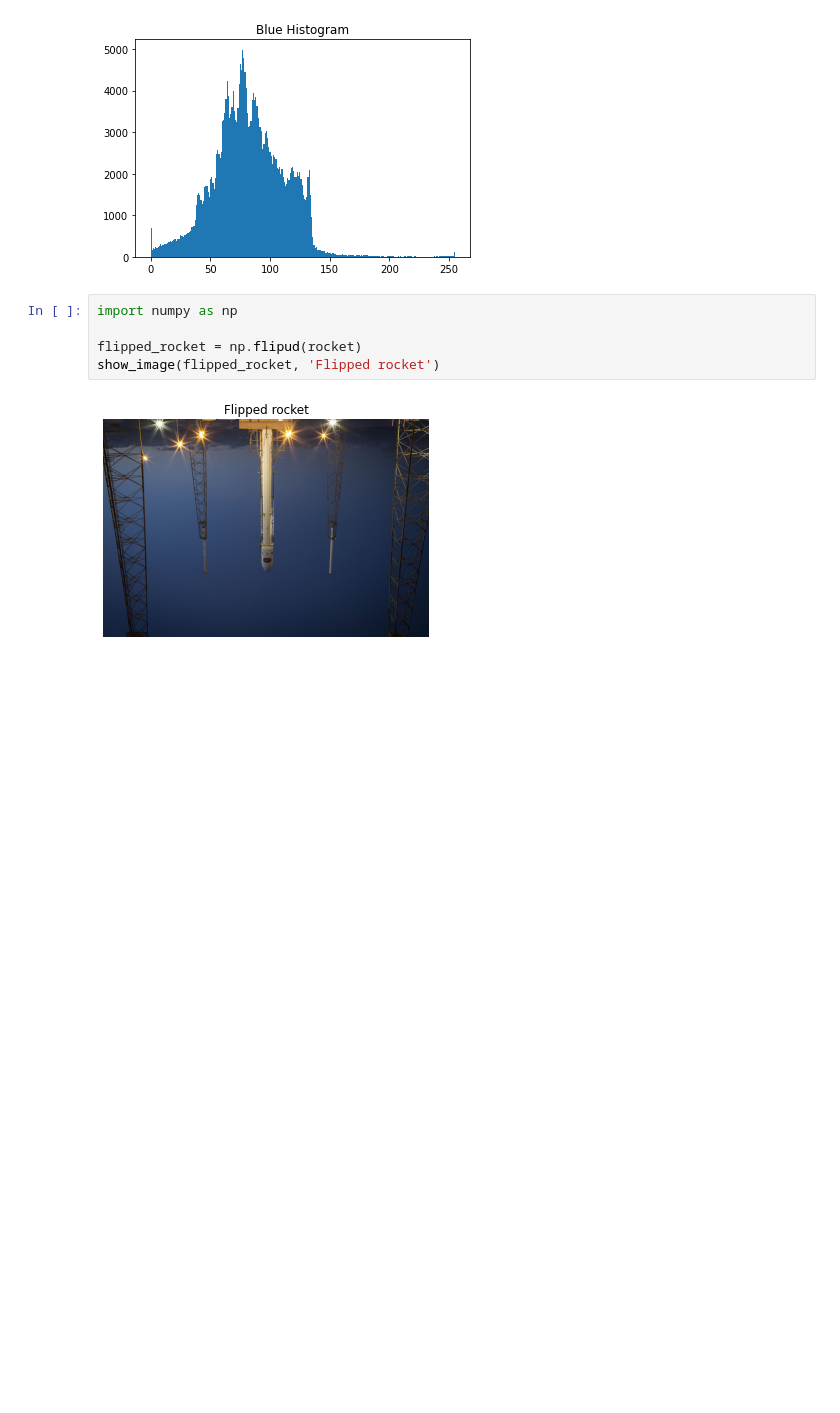
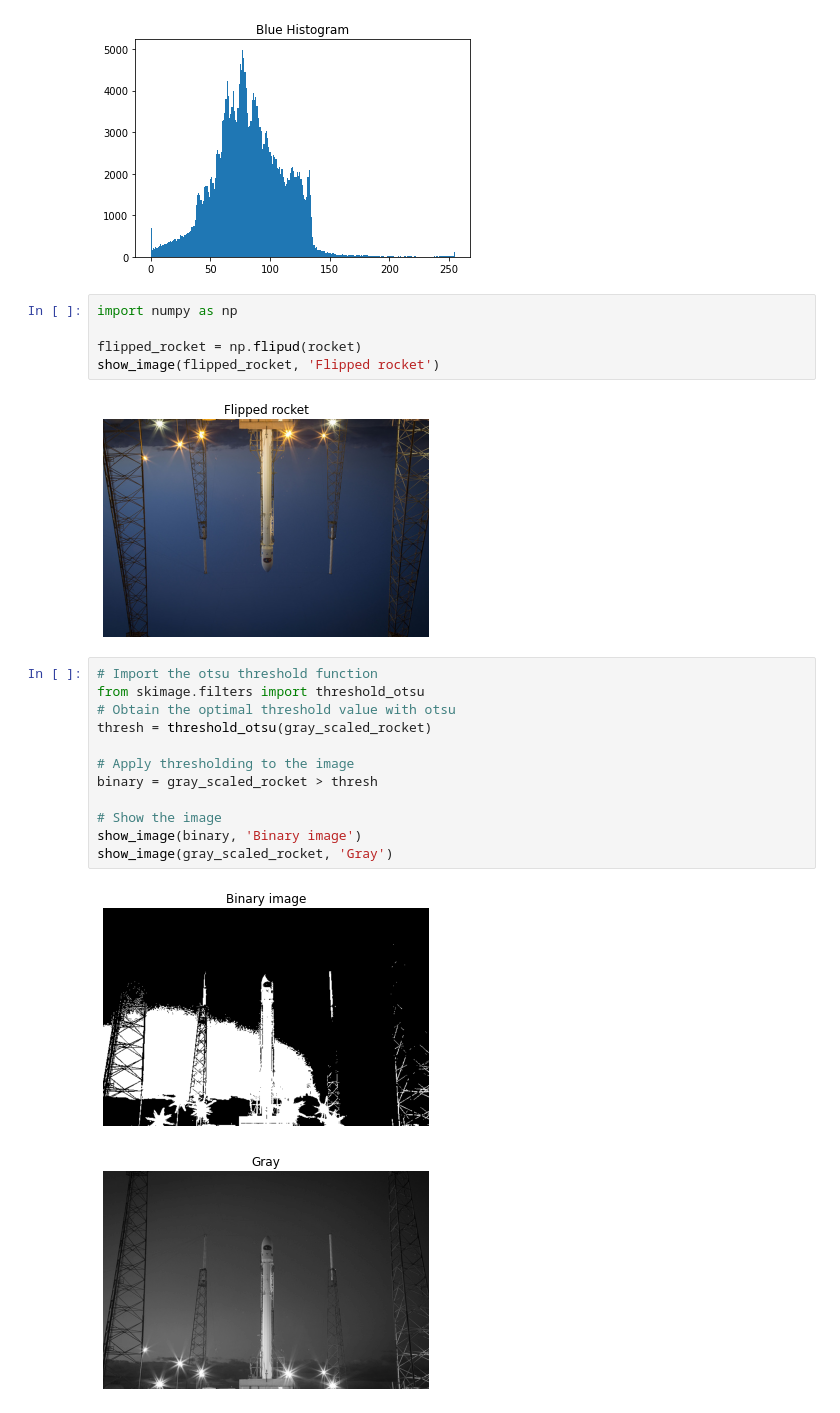
Before and after one commit to rostikmakhanko/handwritten-text-recognition, a Jupyter notebook: datacamp/image_processing_in_python.ipynb, the cells around one changed output. Cells and saved outputs as stored; diff of their text form; blank space fills up the shorter version.

Commit message:
Use different types of thresholding

```diff
--- a/datacamp/image_processing_in_python.ipynb
+++ b/datacamp/image_processing_in_python.ipynb
@@ -41,3 +41,18 @@ flipped_rocket = np.flipud(rocket)
 show_image(flipped_rocket, 'Flipped rocket')
 # %% [output]
 [figure]
+# %%
+# Import the otsu threshold function
+from skimage.filters import threshold_otsu
+# Obtain the optimal threshold value with otsu
+thresh = threshold_otsu(gray_scaled_rocket)
+
+# Apply thresholding to the image
+binary = gray_scaled_rocket > thresh
+
+# Show the image
+show_image(binary, 'Binary image')
+show_image(gray_scaled_rocket, 'Gray')
+# %% [output]
+[figure, added]
+[figure, added]
```
Also changed, not shown: parts of 2 cells of this notebook.
